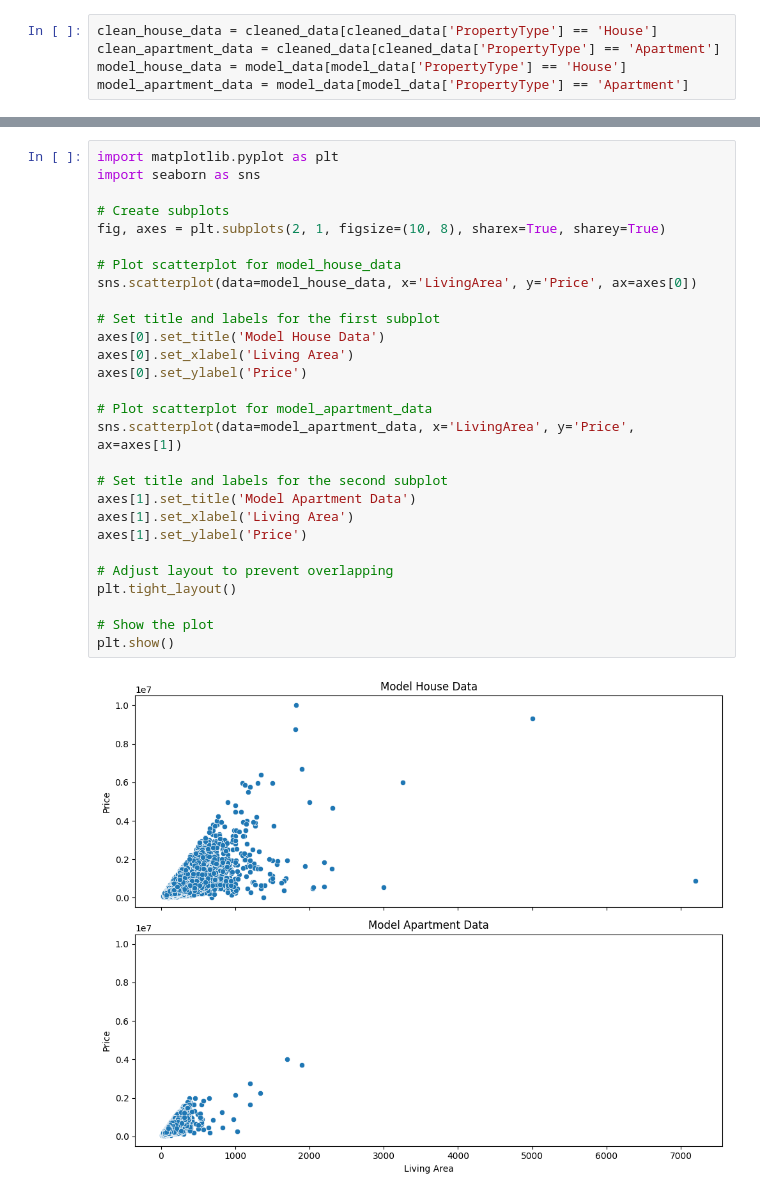
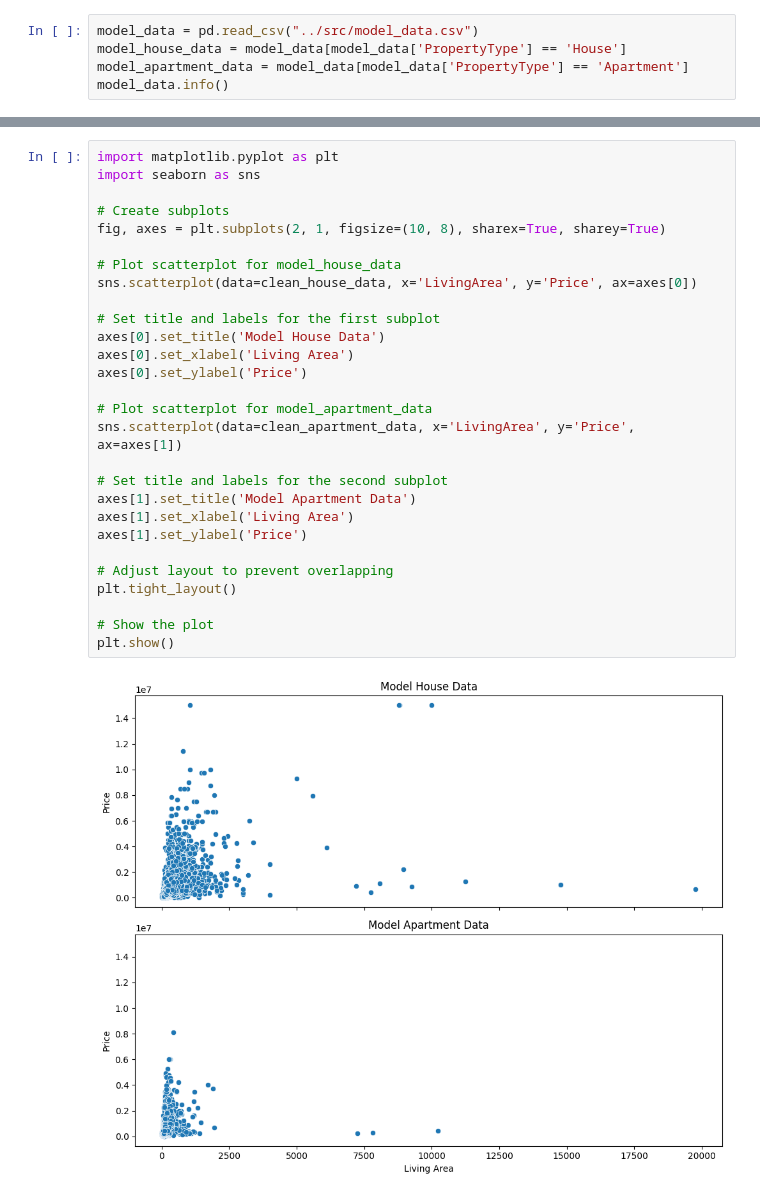
Before and after one commit to gnadela/immoeliza-analysis, a Jupyter notebook: analysis/Bears_Notebook.ipynb, the cells around one changed output, grey strips where cells are left out. Saved outputs shown, nothing was run; the diff lists cells and outputs as text.

```diff
--- a/analysis/Bears_Notebook.ipynb
+++ b/analysis/Bears_Notebook.ipynb
@@ -46,5 +132,5 @@ memory usage: 9.0+ MB
 # %%
-clean_house_data = cleaned_data[cleaned_data['PropertyType'] == 'House']
-clean_apartment_data = cleaned_data[cleaned_data['PropertyType'] == 'Apartment']
+model_data = pd.read_csv("../src/model_data.csv")
 model_house_data = model_data[model_data['PropertyType'] == 'House']
 model_apartment_data = model_data[model_data['PropertyType'] == 'Apartment']
+model_data.info()
@@ -154,30 +419,30 @@ plt.show()
 # %%
 import matplotlib.pyplot as plt
 import seaborn as sns
 
 # Create subplots
 fig, axes = plt.subplots(2, 1, figsize=(10, 8), sharex=True, sharey=True)
 
 # Plot scatterplot for model_house_data
-sns.scatterplot(data=model_house_data, x='LivingArea', y='Price', ax=axes[0])
+sns.scatterplot(data=clean_house_data, x='LivingArea', y='Price', ax=axes[0])
 
 # Set title and labels for the first subplot
 axes[0].set_title('Model House Data')
 axes[0].set_xlabel('Living Area')
 axes[0].set_ylabel('Price')
 
 # Plot scatterplot for model_apartment_data
-sns.scatterplot(data=model_apartment_data, x='LivingArea', y='Price', ax=axes[1])
+sns.scatterplot(data=clean_apartment_data, x='LivingArea', y='Price', ax=axes[1])
 
 # Set title and labels for the second subplot
 axes[1].set_title('Model Apartment Data')
 axes[1].set_xlabel('Living Area')
 axes[1].set_ylabel('Price')
 
 # Adjust layout to prevent overlapping
 plt.tight_layout()
 
 # Show the plot
 plt.show()
 # %% [output]
-[figure, old version]
+[figure, new version]
```
Also changed, not shown: parts of 33 cells of this notebook, 1 other file.
